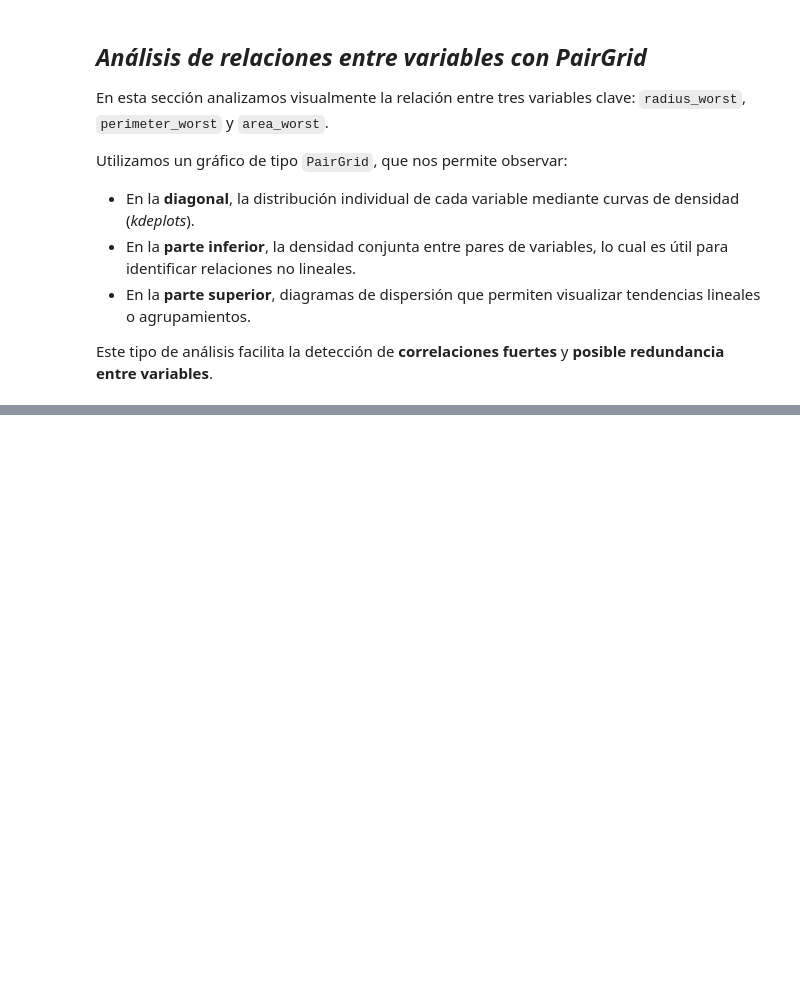
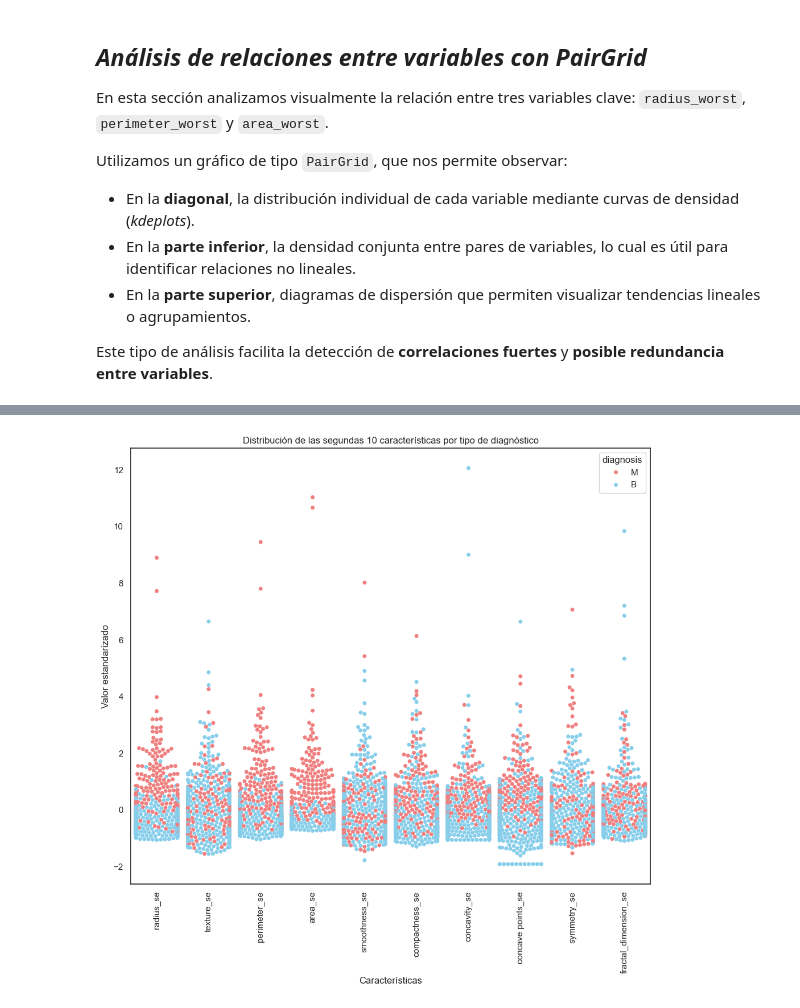
Before and after one commit to JaimeJanerAcevedo/breast-cancer-analysis, a Jupyter notebook: breast_cancer_analysis.ipynb, the cells around one changed output, grey strips where cells are left out. Saved outputs shown, nothing was run; the diff lists cells and outputs as text; code cells hidden in the pictures; blank space fills up the shorter version.

```diff
--- a/breast_cancer_analysis.ipynb
+++ b/breast_cancer_analysis.ipynb
@@ -356,0 +400,25 @@ Este tipo de análisis facilita la detección de **correlaciones fuertes** y **p
+# %%
+# Segundo grupo de 10 características.
+data = pd.concat([y,data_n_2.iloc[:,10:20]],axis=1)
+data = pd.melt(data,
+               id_vars="diagnosis",
+               var_name="features",
+               value_name="value")
+
+# Creamos un gráfico de swarmplot para observar la distribución de cada característica
+plt.figure(figsize=(10, 10))
+sns.swarmplot(x="features",
+               y="value",
+               hue="diagnosis",
+               data=data,
+               palette= colores)
+
+# Rotamos etiquetas del eje X para mejor visualización
+plt.xticks(rotation=90)
+plt.title("Distribución de las segundas 10 características por tipo de diagnóstico")
+plt.ylabel("Valor estandarizado")
+plt.xlabel("Características")
+plt.tight_layout()
+plt.show()
+# %% [output]
+[figure, added]
```
Also changed, not shown: parts of 8 cells of this notebook.
